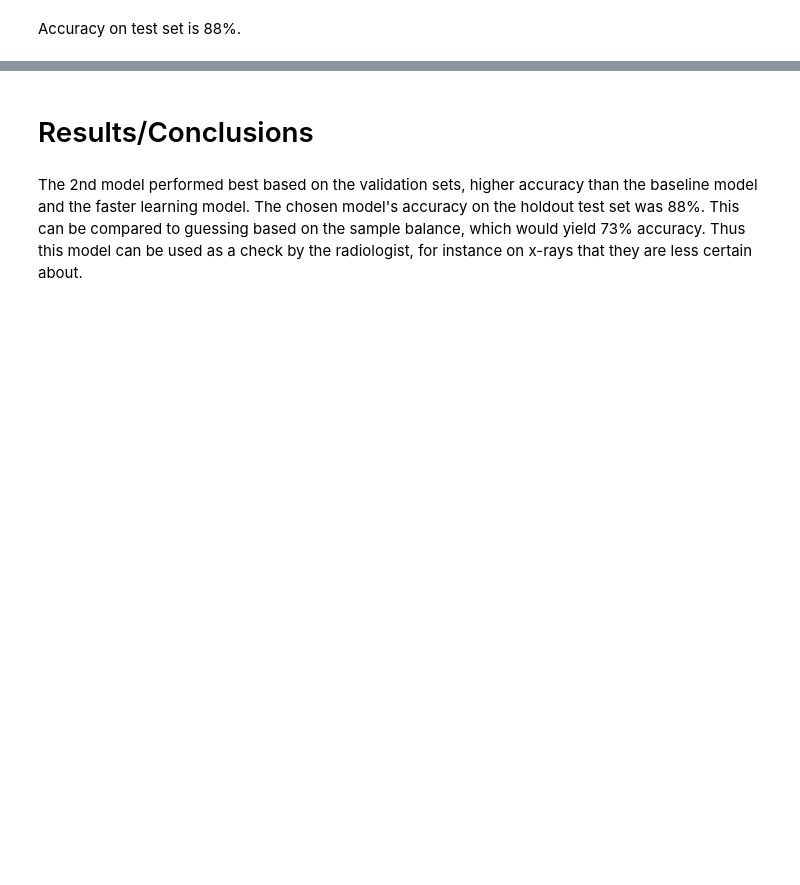
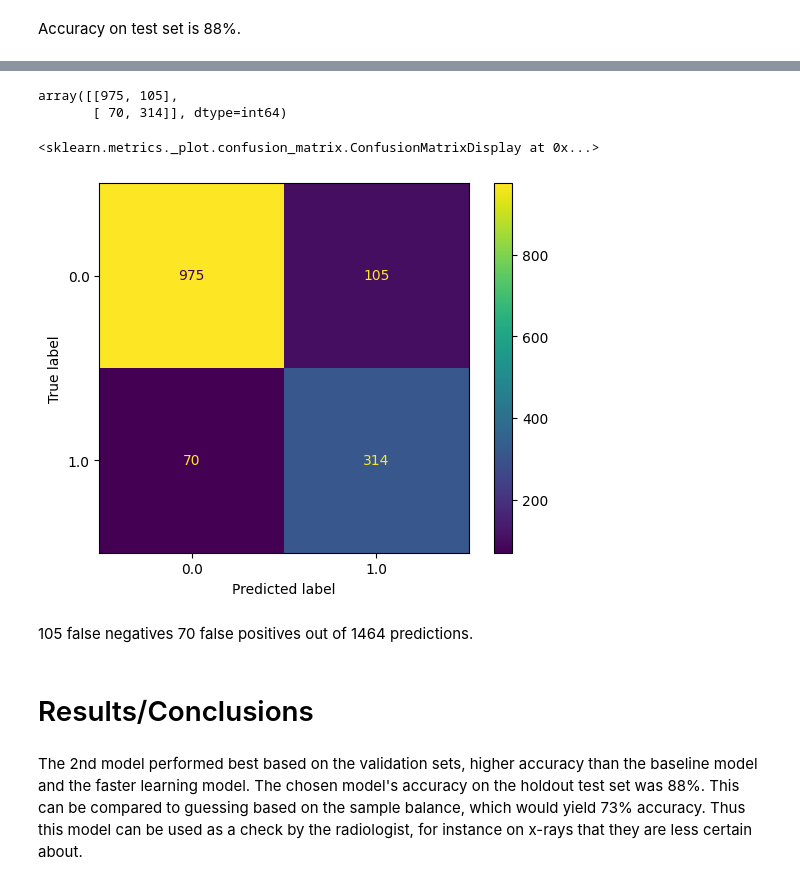
Before and after one commit to jmarksk/4p, a Jupyter notebook: Xrays.ipynb, the cells around one changed output, grey strips where cells are left out. Cells and saved outputs as stored; diff of their text form; code cells hidden in the pictures; blank space fills up the shorter version.

Commit message:
matrix and ReadMe

```diff
--- a/Xrays.ipynb
+++ b/Xrays.ipynb
@@ -222,6 +213,9 @@ Epoch 6/6
 # %%
 with open('model2.pickle', 'wb') as f:
     pickle.dump(model2, f)
+# %%
+with open('model2.pickle', 'rb') as f:
+    model2= pickle.load(f)
 # %% [markdown]
 Model 2 achieves a higher validation accuracy of 89% as opposed to baseline model's 85%.
 # %% [markdown]
@@ -264,2 +266,4 @@ model2.evaluate(test_images, test_labels)
 # %% [markdown]
 Accuracy on test set is 88%.
+# %%
+preds = model2.predict(test_images)
@@ -265,0 +272,7 @@ Accuracy on test set is 88%.
+# %%
+yhat= []
+for i in preds:
+    if i<.5:
+        yhat.append(0)
+    else:
+        yhat.append(1)
@@ -265,0 +281,7 @@ Accuracy on test set is 88%.
+# %%
+cnf = confusion_matrix(test_labels, yhat)
+# %%
+cnf
+# %% [output]
+array([[975, 105],
+       [ 70, 314]], dtype=int64)
@@ -266,3 +290,12 @@ Accuracy on test set is 88%.
+# %%
+cmd = ConfusionMatrixDisplay(cnf)
+cmd=cmd.from_predictions(test_labels, yhat)
+cmd
+# %% [output]
+<sklearn.metrics._plot.confusion_matrix.ConfusionMatrixDisplay at 0x...>
+[figure, added]
+# %% [markdown]
+105 false negatives 70 false positives out of 1464 predictions.
 # %% [markdown]
 # Results/Conclusions
 # %% [markdown]
```
Also changed, not shown: parts of 17 cells of this notebook, 2 other files.
